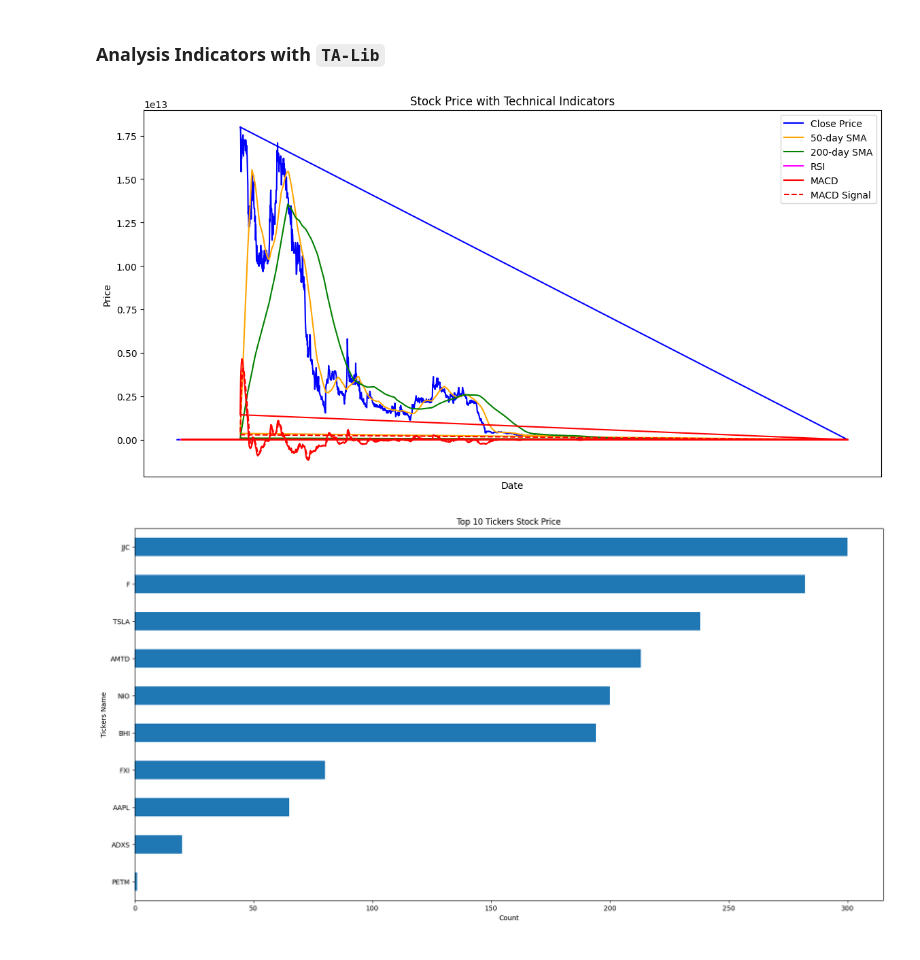
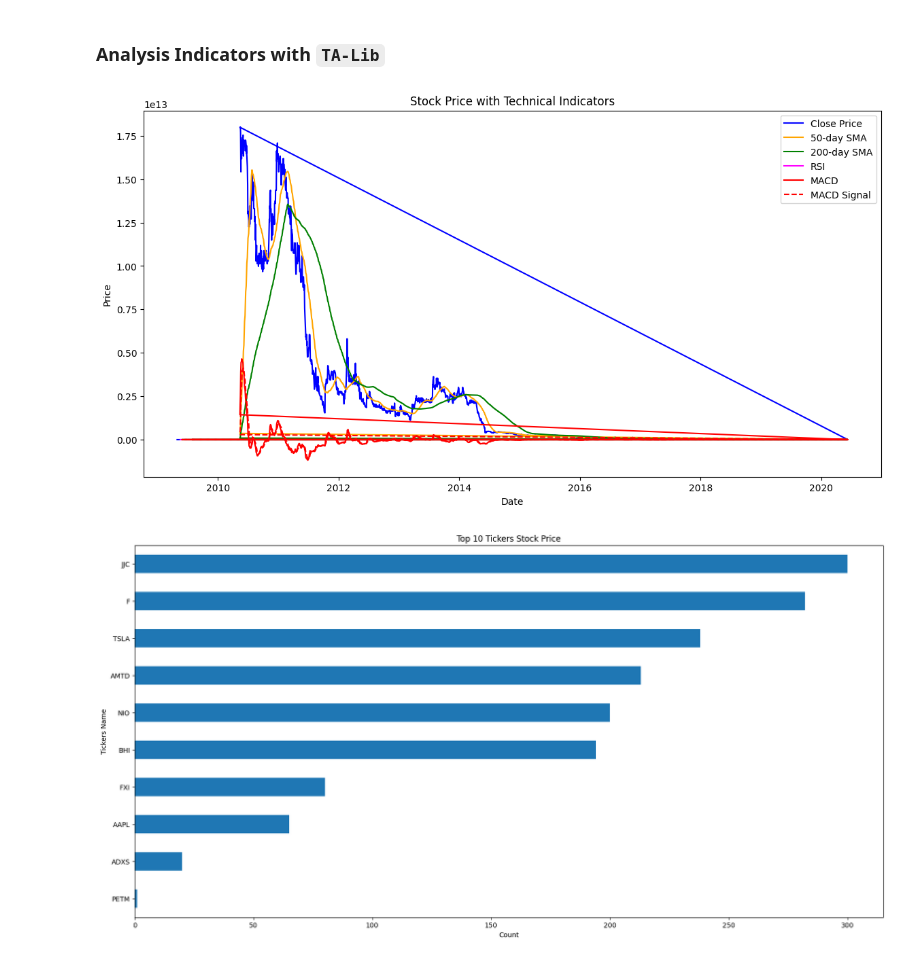
Before and after one commit to der-bew/10ac_week1, a Jupyter notebook: notebooks/Stock_EDA.ipynb, the cells around one changed output. Cells and saved outputs as stored; diff of their text form; code cells hidden in the pictures.

```diff
--- a/notebooks/Stock_EDA.ipynb
+++ b/notebooks/Stock_EDA.ipynb
@@ -419,6 +419,8 @@ stock_price_df.head()
 | 2 | 2009-05-01 | 13.025751 | 13.590844 | 13.004292 | 13.454936 | 12.092623 | 4039241.0 | A |
 | 3 | 2009-05-04 | 13.454936 | 13.891273 | 13.412017 | 13.891273 | 12.484777 | 3885042.0 | A |
 | 4 | 2009-05-05 | 13.848355 | 13.876967 | 13.283262 | 13.397711 | 12.041191 | 4895656.0 | A |
+# %%
+stock_price_df.Date = pd.to_datetime(stock_price_df.Date)
 # %%
 # set the date column as an index
 stock_price_df.set_index('Date', inplace=True)
@@ -484,28 +486,28 @@ stock_price_df['MACDHist'] = macdhist
 # %%
 plt.figure(figsize=(14, 7))
 
 # Plot closing price
 plt.plot(stock_price_df['Close'], label='Close Price', color='blue')
 
 # Plot SMAs
 plt.plot(stock_price_df['SMA_50'], label='50-day SMA', linestyle='-', color='orange')
 plt.plot(stock_price_df['SMA_200'], label='200-day SMA', linestyle='-', color='green')
 
 # Plot RSI
 plt.plot(stock_price_df['RSI'], label='RSI', linestyle='-', color='magenta')
 
 # Plot MACD
 plt.plot(stock_price_df['MACD'], label='MACD', linestyle='-', color='red')
 plt.plot(stock_price_df['MACDSignal'], label='MACD Signal', linestyle='--', color='red')
 
 plt.title('Stock Price with Technical Indicators')
 plt.xlabel('Date')
 plt.ylabel('Price')
-plt.xticks([])
+#plt.xticks([])
 plt.legend()
 plt.show()
 # %% [output]
-[figure, old version]
+[figure, new version]
 # %%
 plt.figure(figsize=(20, 10))
 stock_price_df.groupby('ticker').size().sort_values()[:10].plot(kind='barh')
```
Also changed, not shown: parts of 13 cells of this notebook.
